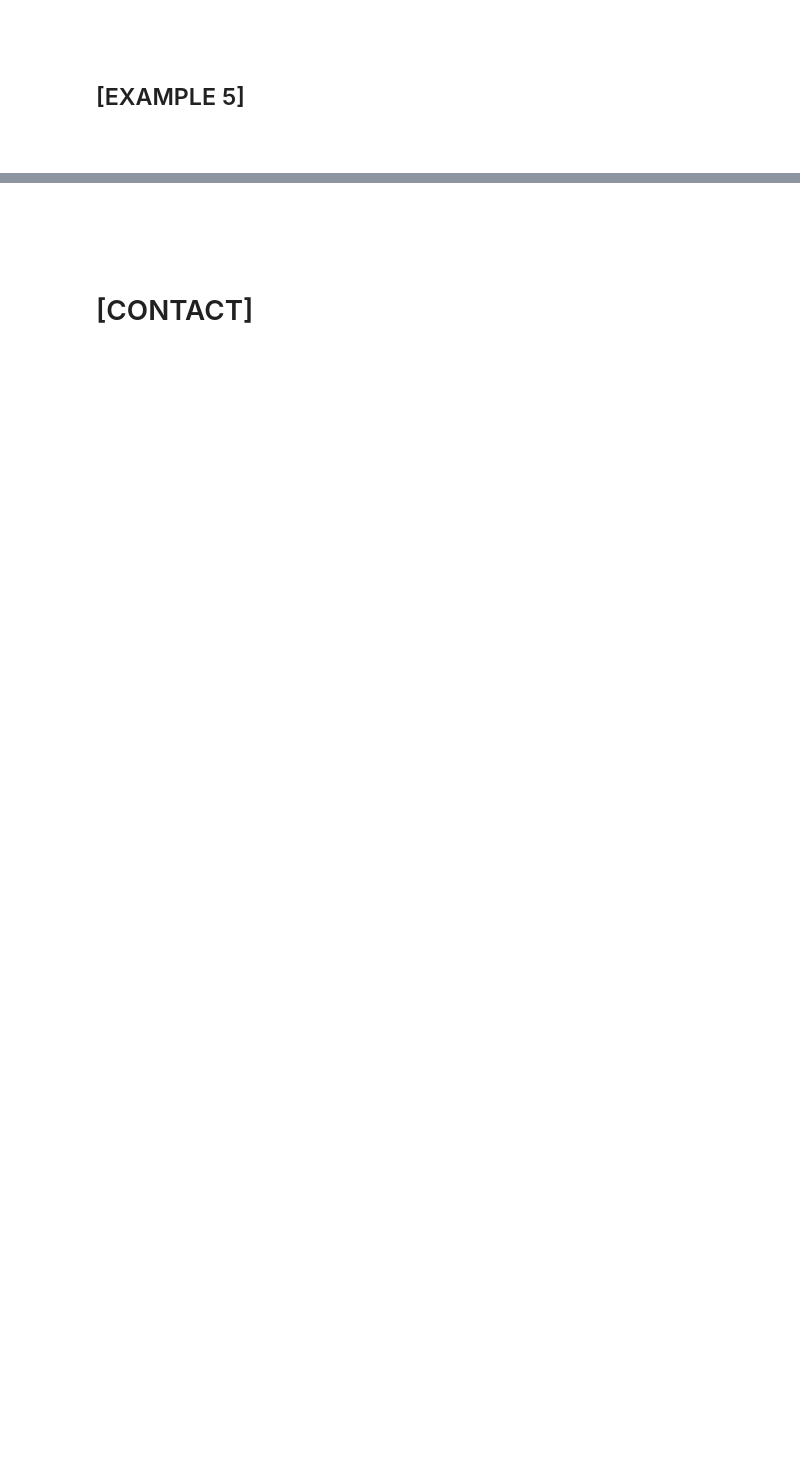
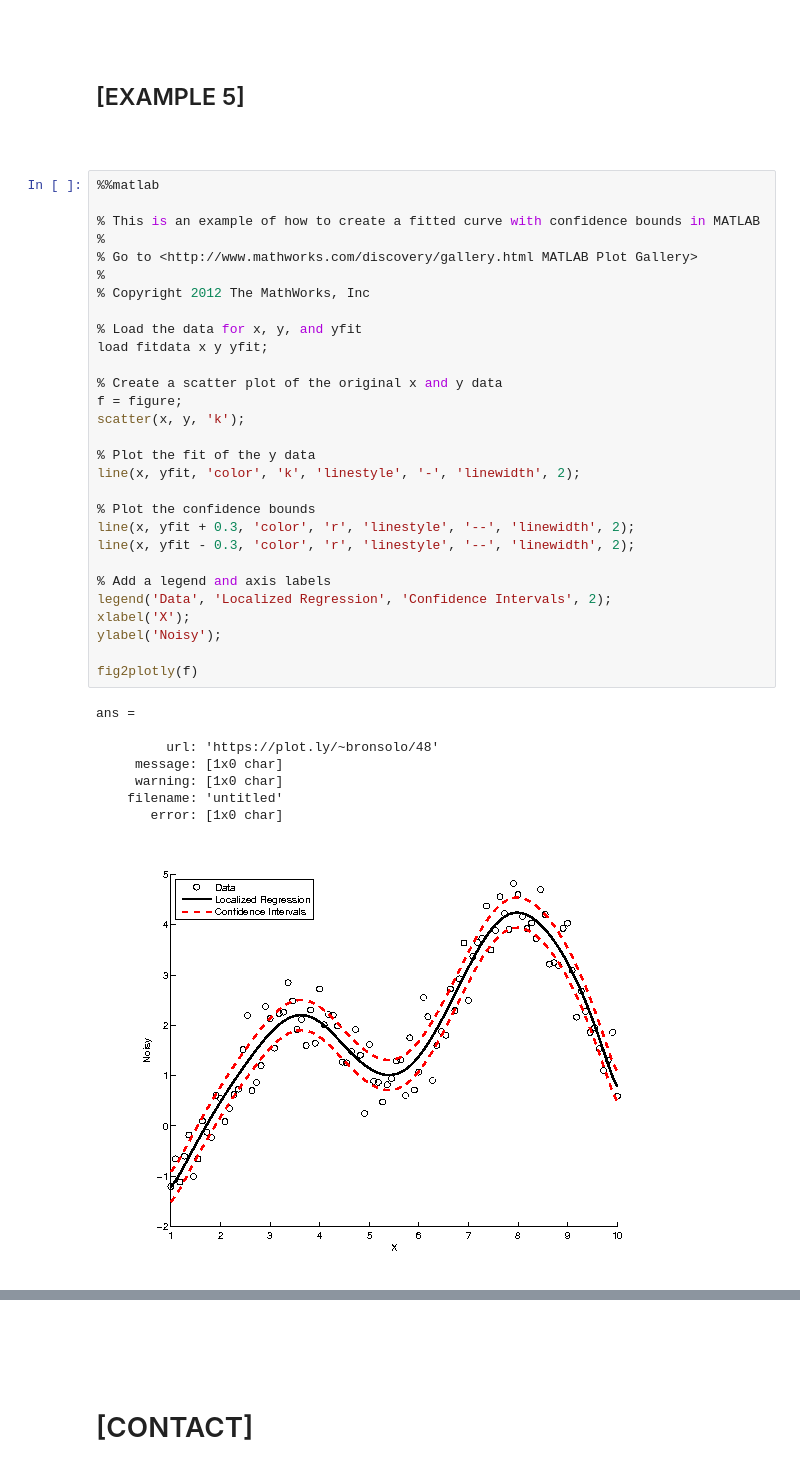
Before and after one commit to icopavan/MATLAB-User-Guide, a Jupyter notebook: 00_Scatter_&_Line_Plots.ipynb, the cells around one changed output, grey strips where cells are left out. Cells and saved outputs as stored; diff of their text form; blank space fills up the shorter version.

Commit message:
matlab plot gallery add

```diff
--- a/00_Scatter_&_Line_Plots.ipynb
+++ b/00_Scatter_&_Line_Plots.ipynb
@@ -298,3 +293,41 @@ show_plot('https://plot.ly/~bronsolo/47')
 <h2>[EXAMPLE 5]</h2>
 # %% [markdown]
 <br>
+# %%
+%%matlab
+
+% This is an example of how to create a fitted curve with confidence bounds in MATLAB
+%
+% Go to <http://www.mathworks.com/discovery/gallery.html MATLAB Plot Gallery>
+%
+% Copyright 2012 The MathWorks, Inc
+
+% Load the data for x, y, and yfit
+load fitdata x y yfit;
+
+% Create a scatter plot of the original x and y data
+f = figure;
+scatter(x, y, 'k');
+
+% Plot the fit of the y data
+line(x, yfit, 'color', 'k', 'linestyle', '-', 'linewidth', 2);
+
+% Plot the confidence bounds
+line(x, yfit + 0.3, 'color', 'r', 'linestyle', '--', 'linewidth', 2);
+line(x, yfit - 0.3, 'color', 'r', 'linestyle', '--', 'linewidth', 2);
+
+% Add a legend and axis labels
+legend('Data', 'Localized Regression', 'Confidence Intervals', 2);
+xlabel('X');
+ylabel('Noisy');
+
+fig2plotly(f)
+# %% [output]
+ans =
+
+         url: 'https://plot.ly/~bronsolo/48'
+     message: [1x0 char]
+     warning: [1x0 char]
+    filename: 'untitled'
+       error: [1x0 char]
+[figure, added]
```
Also changed, not shown: parts of 32 cells of this notebook.
